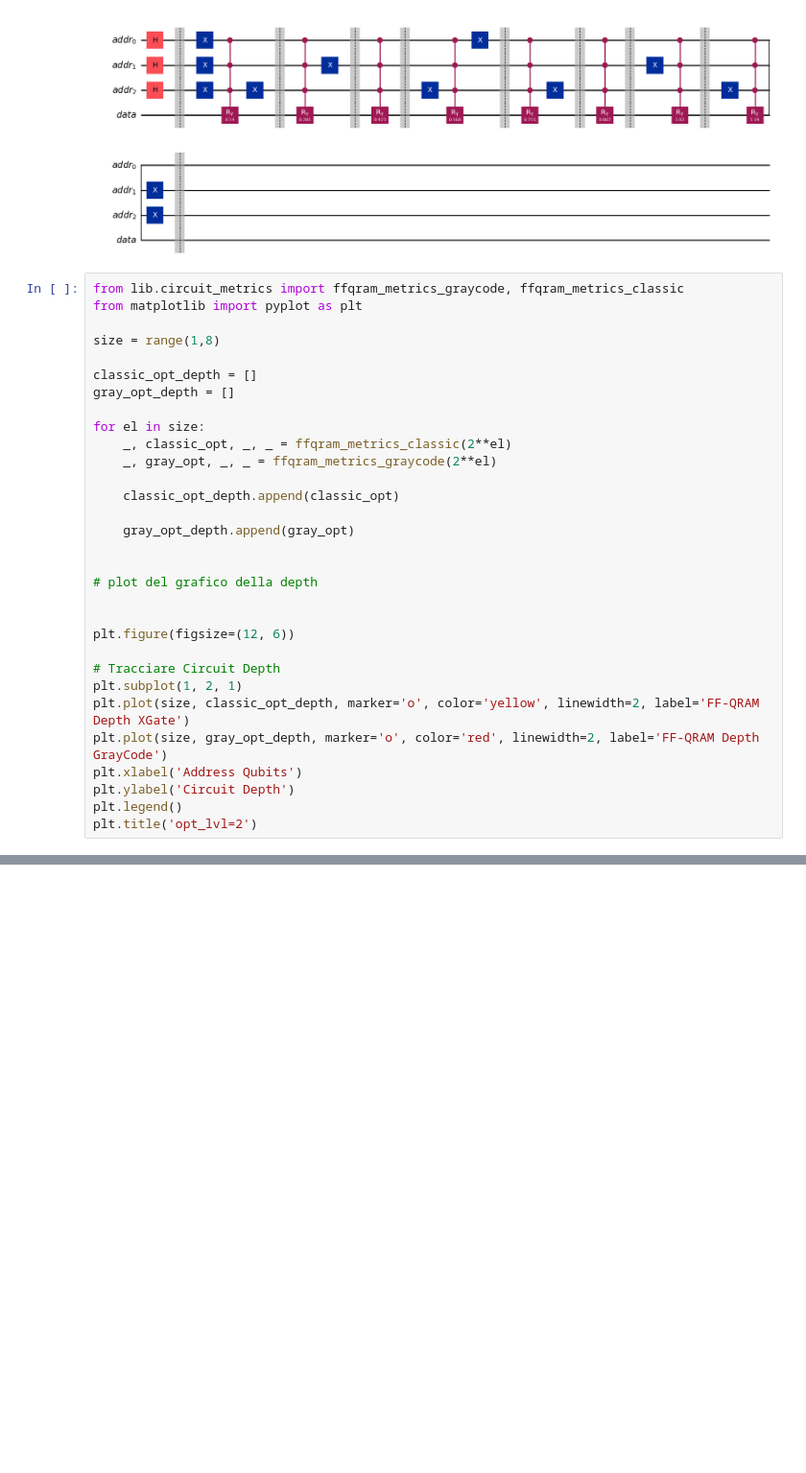
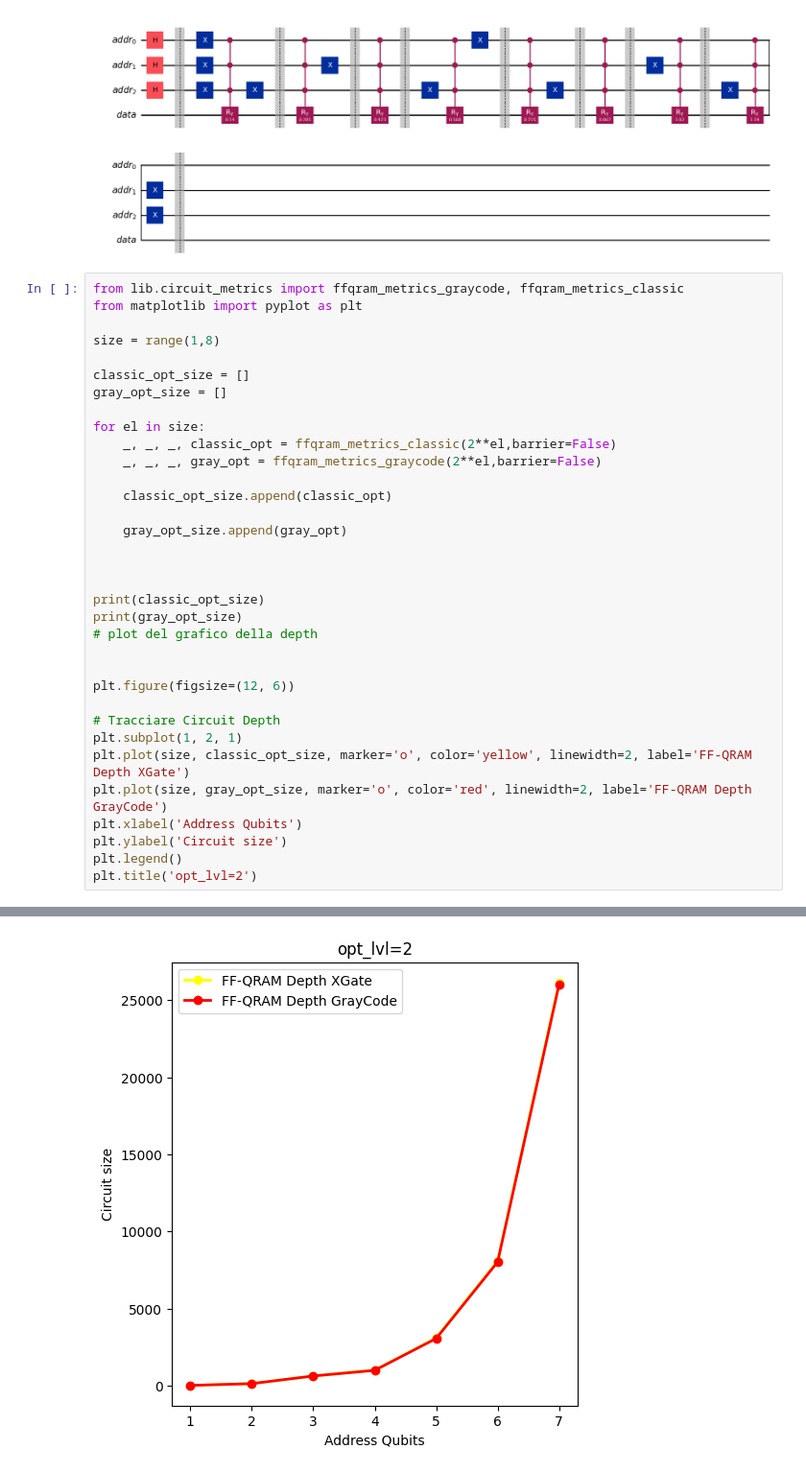
Before and after one commit to daviderossi11/quantum, a Jupyter notebook: main.ipynb, the cells around one changed output, grey strips where cells are left out. Shown at 96% size. Cells and saved outputs as stored; diff of their text form; blank space fills up the shorter version.

Commit message:
Update circuit metrics visualization; change variable names for clarity and adjust plotting to reflect circuit size

```diff
--- a/main.ipynb
+++ b/main.ipynb
@@ -272,18 +272,21 @@ from matplotlib import pyplot as plt
 
 size = range(1,8)
 
-classic_opt_depth = []
-gray_opt_depth = []
+classic_opt_size = []
+gray_opt_size = []
 
 for el in size:
-    _, classic_opt, _, _ = ffqram_metrics_classic(2**el)
-    _, gray_opt, _, _ = ffqram_metrics_graycode(2**el)
+    _, _, _, classic_opt = ffqram_metrics_classic(2**el,barrier=False)
+    _, _, _, gray_opt = ffqram_metrics_graycode(2**el,barrier=False)
 
-    classic_opt_depth.append(classic_opt)
+    classic_opt_size.append(classic_opt)
 
-    gray_opt_depth.append(gray_opt)
+    gray_opt_size.append(gray_opt)
 
 
+
+print(classic_opt_size)
+print(gray_opt_size)
 # plot del grafico della depth
 
 
@@ -291,10 +294,10 @@ plt.figure(figsize=(12, 6))
 
 # Tracciare Circuit Depth
 plt.subplot(1, 2, 1)
-plt.plot(size, classic_opt_depth, marker='o', color='yellow', linewidth=2, label='FF-QRAM Depth XGate')
-plt.plot(size, gray_opt_depth, marker='o', color='red', linewidth=2, label='FF-QRAM Depth GrayCode')
+plt.plot(size, classic_opt_size, marker='o', color='yellow', linewidth=2, label='FF-QRAM Depth XGate')
+plt.plot(size, gray_opt_size, marker='o', color='red', linewidth=2, label='FF-QRAM Depth GrayCode')
 plt.xlabel('Address Qubits')
-plt.ylabel('Circuit Depth')
+plt.ylabel('Circuit size')
 plt.legend()
 plt.title('opt_lvl=2')
 # %% [output]
@@ -301,0 +307 @@ UnboundLocalError: cannot access local variable 'countXGate' where it is not ass
+[figure, added]
```
Also changed, not shown: parts of 1 cell of this notebook, 1 other file.
